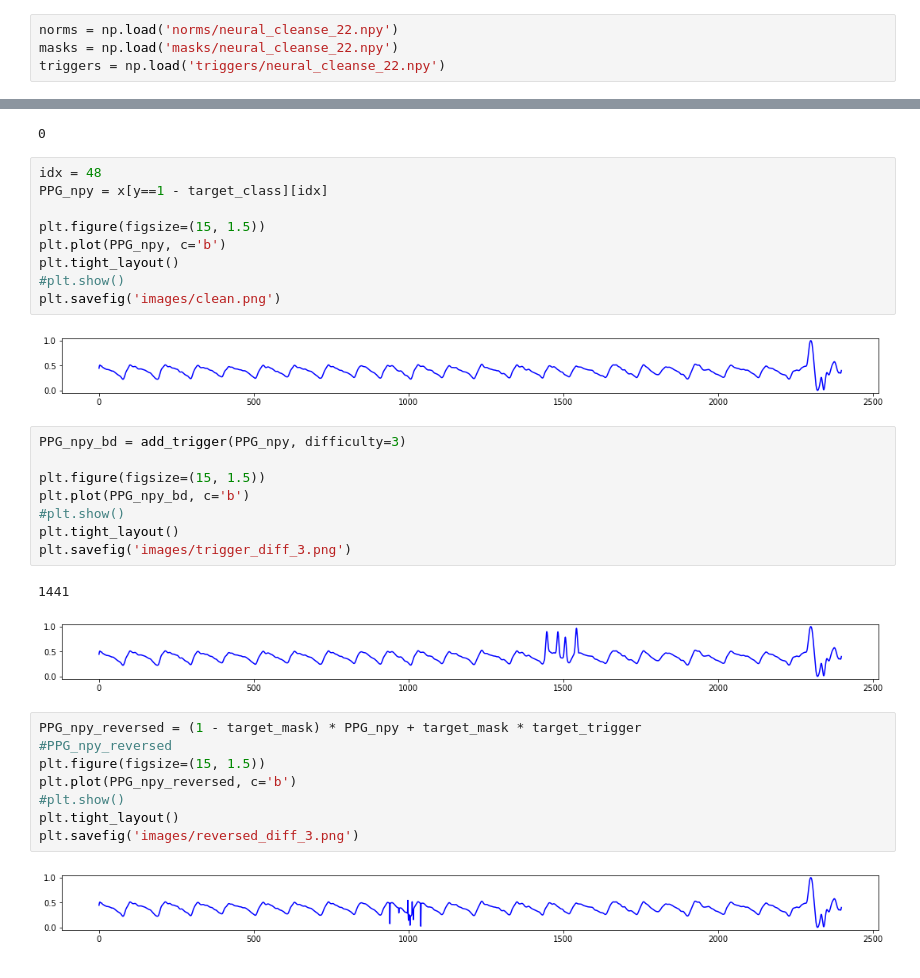
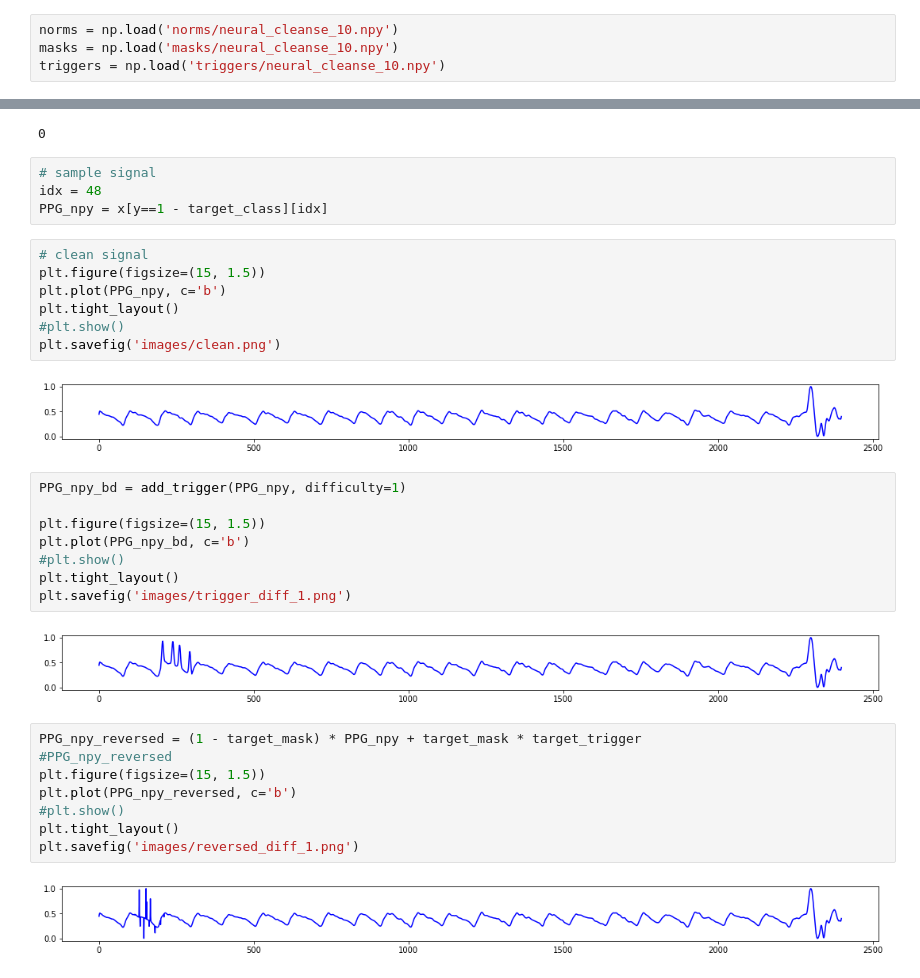
Before and after one commit to chengstark/ahahahaha, a Jupyter notebook: fbchan/trigger_test.ipynb, the cells around one changed output, grey strips where cells are left out. Saved outputs shown, nothing was run; the diff lists cells and outputs as text.

Commit message:
plot sample images

```diff
--- a/fbchan/trigger_test.ipynb
+++ b/fbchan/trigger_test.ipynb
@@ -87,7 +88,7 @@ for idx in tqdm(range(limiter)):
 # %%
-norms = np.load('norms/neural_cleanse_22.npy')
-masks = np.load('masks/neural_cleanse_22.npy')
-triggers = np.load('triggers/neural_cleanse_22.npy')
+norms = np.load('norms/neural_cleanse_10.npy')
+masks = np.load('masks/neural_cleanse_10.npy')
+triggers = np.load('triggers/neural_cleanse_10.npy')
 # %%
 target_class = np.argmin(norms)
 target_mask = masks[target_class]
@@ -96,10 +97,12 @@ target_trigger = triggers[target_class]
 target_class
 # %% [output]
 0
+# %%
+# sample signal
+idx = 48
+PPG_npy = x[y==1 - target_class][idx]
 # %%
-idx = 48
-PPG_npy = x[y==1 - target_class][idx]
-
+# clean signal
 plt.figure(figsize=(15, 1.5))
 plt.plot(PPG_npy, c='b')
 plt.tight_layout()
@@ -108,16 +111,15 @@ plt.savefig('images/clean.png')
 # %% [output]
 [figure]
 # %%
-PPG_npy_bd = add_trigger(PPG_npy, difficulty=3)
+PPG_npy_bd = add_trigger(PPG_npy, difficulty=1)
 
 plt.figure(figsize=(15, 1.5))
 plt.plot(PPG_npy_bd, c='b')
 #plt.show()
 plt.tight_layout()
-plt.savefig('images/trigger_diff_3.png')
+plt.savefig('images/trigger_diff_1.png')
 # %% [output]
-1441
-[figure, old version]
+[figure, new version]
 # %%
 PPG_npy_reversed = (1 - target_mask) * PPG_npy + target_mask * target_trigger
 #PPG_npy_reversed
@@ -125,9 +127,9 @@ plt.figure(figsize=(15, 1.5))
 plt.plot(PPG_npy_reversed, c='b')
 #plt.show()
 plt.tight_layout()
-plt.savefig('images/reversed_diff_3.png')
+plt.savefig('images/reversed_diff_1.png')
 # %% [output]
-[figure, old version]
+[figure, new version]
 # %%
 for idx in tqdm(range(40, 40+limiter)):
     PPG_npy = x[y==1][idx]
```
Also changed, not shown: parts of 2 cells of this notebook, 6 other files.
